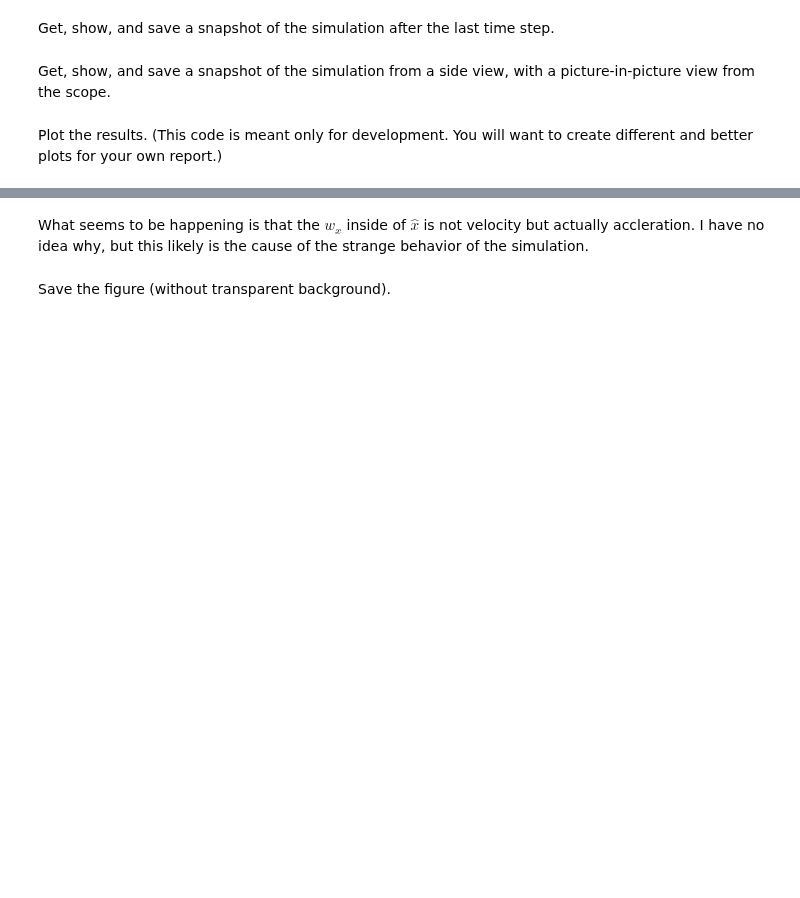
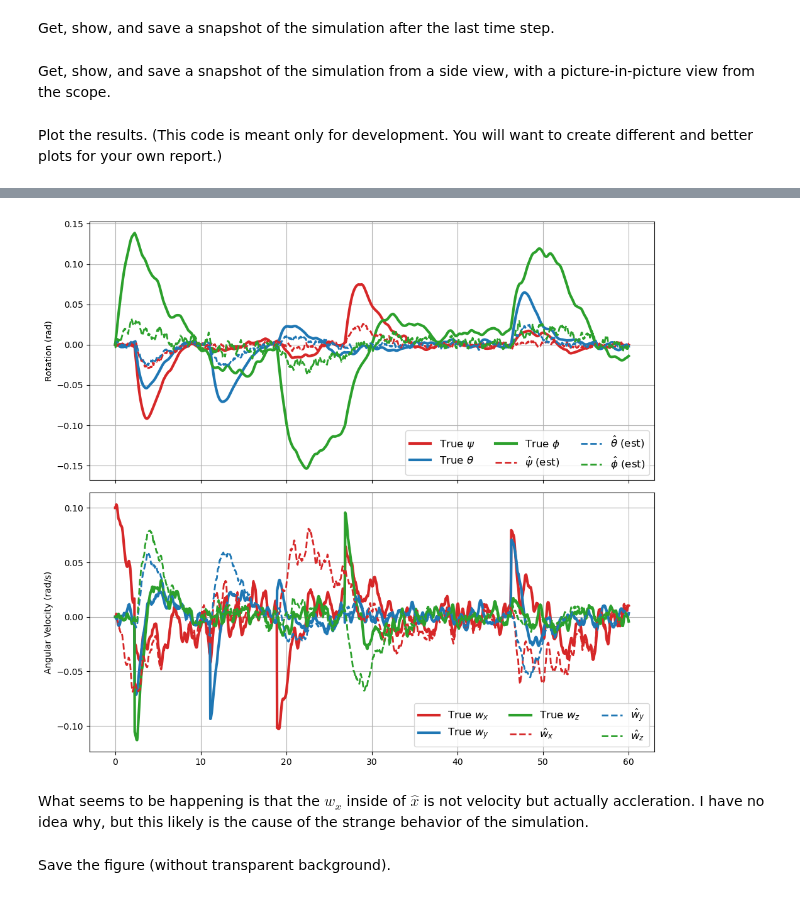
Before and after one commit to TheBestBot/ae353-sp25, a Jupyter notebook: projects/03_spacecraft/SpacecraftDemo-Template.ipynb, the cells around one changed output, grey strips where cells are left out. Cells and saved outputs as stored; diff of their text form; code cells hidden in the pictures; blank space fills up the shorter version.

```diff
--- a/projects/03_spacecraft/SpacecraftDemo-Template.ipynb
+++ b/projects/03_spacecraft/SpacecraftDemo-Template.ipynb
@@ -429,3 +281,52 @@ plt.show()
+# %%
+import numpy as np
+import matplotlib.pyplot as plt
+
+# Get logged estimates from the controller
+t_est, xhat_log = controller.get_logs()
+
+# Create figure with three subplots
+fig, (ax_ori_est, ax_vel_est) = plt.subplots(2, 1, figsize=(10, 9), sharex=True)
+
+# Choose consistent colors for each component
+color_psi = 'tab:red'
+color_theta = 'tab:blue'
+color_phi = 'tab:green'
+
+color_wx = 'tab:red'
+color_wy = 'tab:blue'
+color_wz = 'tab:green'
+
+# ---- 1. Plot Rotation Estimates vs True Rotation ----
+ax_ori_est.plot(data['t'], data['psi'], label=r'True $\psi$', color=color_psi, linewidth=3)
+ax_ori_est.plot(data['t'], data['theta'], label=r'True $\theta$', color=color_theta, linewidth=3)
+ax_ori_est.plot(data['t'], data['phi'], label=r'True $\phi$', color=color_phi, linewidth=3)
+
+ax_ori_est.plot(t_est, xhat_log[:, 0], '--', label=r'$\hat{\psi}$ (est)', color=color_psi, linewidth=2)
+ax_ori_est.plot(t_est, xhat_log[:, 1], '--', label=r'$\hat{\theta}$ (est)', color=color_theta, linewidth=2)
+ax_ori_est.plot(t_est, xhat_log[:, 2], '--', label=r'$\hat{\phi}$ (est)', color=color_phi, linewidth=2)
+
+ax_ori_est.set_ylabel("Rotation (rad)")
+ax_ori_est.legend(fontsize=12, ncol=3)
+ax_ori_est.grid()
+
+# ---- 2. Plot Angular Velocity Estimates vs True Angular Velocity ----
+ax_vel_est.plot(data['t'], data['w_x'], label=r'True $w_x$', color=color_wx, linewidth=3)
+ax_vel_est.plot(data['t'], data['w_y'], label=r'True $w_y$', color=color_wy, linewidth=3)
+ax_vel_est.plot(data['t'], data['w_z'], label=r'True $w_z$', color=color_wz, linewidth=3)
+
+ax_vel_est.plot(t_est, xhat_log[:, 3], '--', label=r'$\hat{w}_x$', color=color_wx, linewidth=2)
+ax_vel_est.plot(t_est, xhat_log[:, 4], '--', label=r'$\hat{w}_y$', color=color_wy, linewidth=2)
+ax_vel_est.plot(t_est, xhat_log[:, 5], '--', label=r'$\hat{w}_z$', color=color_wz, linewidth=2)
+
+ax_vel_est.set_ylabel("Angular Velocity (rad/s)")
+ax_vel_est.legend(fontsize=12, ncol=3)
+ax_vel_est.grid()
+
+fig.tight_layout()
+plt.show()
+# %% [output]
+[figure, added]
 # %% [markdown]
 What seems to be happening is that the $w_x$ inside of $\hat x$ is not velocity but actually accleration. I have no idea why, but this likely is the cause of the strange behavior of the simulation.
 # %% [markdown]
```
Also changed, not shown: parts of 11 cells of this notebook, 2 other files.
